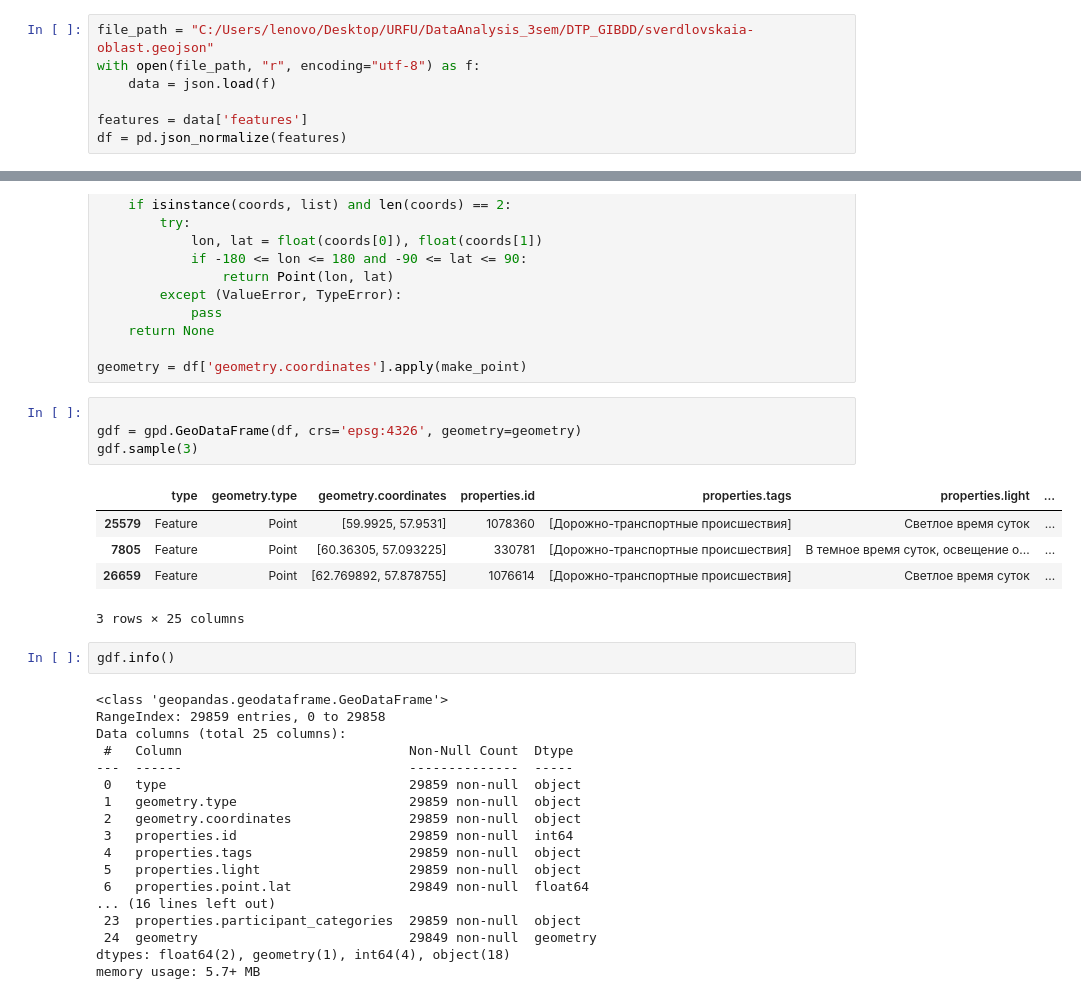
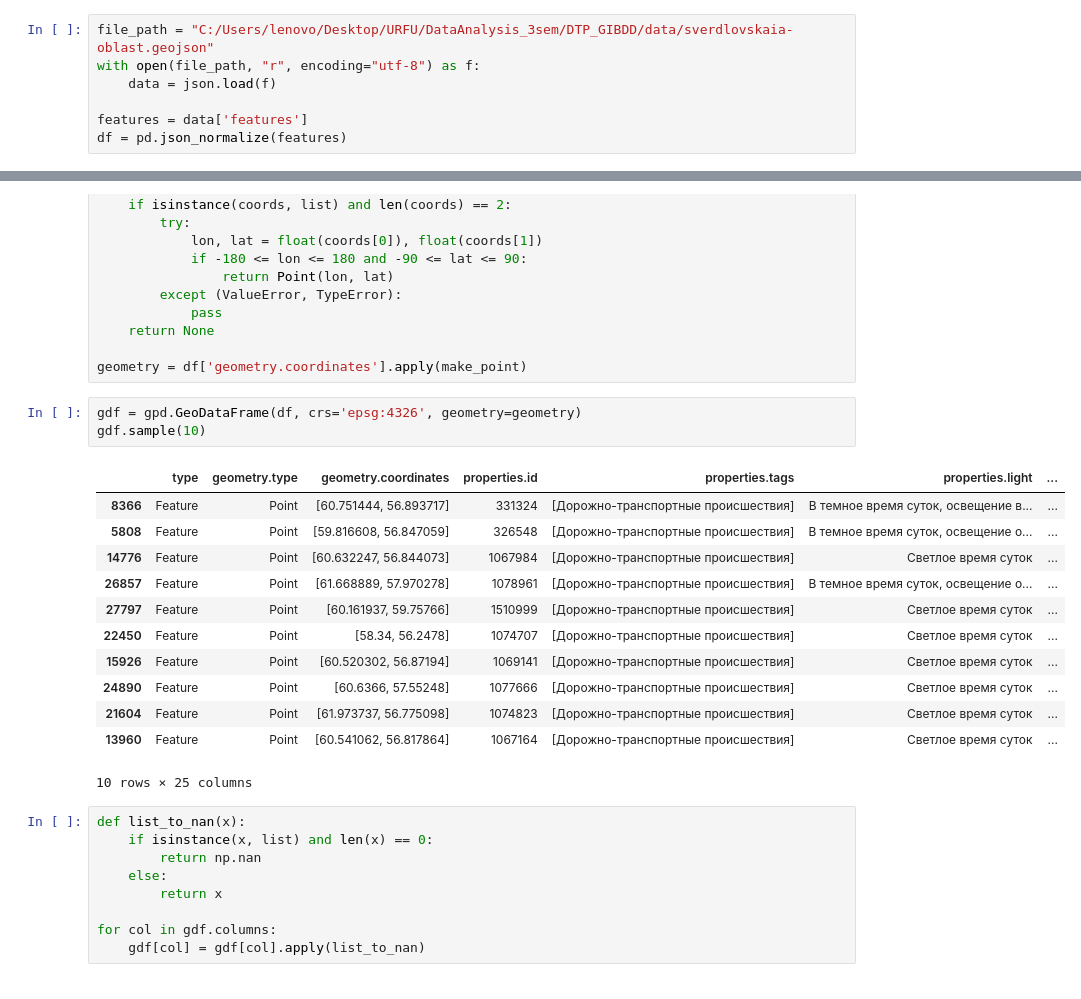
Before and after one commit to StepaOpa/dtp-ml-project, a Jupyter notebook: notebooks/main.ipynb, the cells around one changed output, grey strips where cells are left out. Saved outputs shown, nothing was run; the diff lists cells and outputs as text.

```diff
--- a/notebooks/main.ipynb
+++ b/notebooks/main.ipynb
@@ -6,5 +7,5 @@ from shapely.geometry import Point
 # %%
-file_path = "C:/Users/lenovo/Desktop/URFU/DataAnalysis_3sem/DTP_GIBDD/sverdlovskaia-oblast.geojson"
+file_path = "C:/Users/lenovo/Desktop/URFU/DataAnalysis_3sem/DTP_GIBDD/data/sverdlovskaia-oblast.geojson"
 with open(file_path, "r", encoding="utf-8") as f:
     data = json.load(f)
 
@@ -27,32 +28,27 @@ def make_point(coords):
 
 geometry = df['geometry.coordinates'].apply(make_point)
 # %%
-
 gdf = gpd.GeoDataFrame(df, crs='epsg:4326', geometry=geometry)
-gdf.sample(3)
+gdf.sample(10)
 # %% [output]
 |  | type | geometry.type | geometry.coordinates | properties.id | properties.tags | properties.light | ... |
-| 25579 | Feature | Point | [59.9925, 57.9531] | 1078360 | [Дорожно-транспортные происшествия] | Светлое время суток | ... |
-| 7805 | Feature | Point | [60.36305, 57.093225] | 330781 | [Дорожно-транспортные происшествия] | В темное время суток, освещение о... | ... |
-| 26659 | Feature | Point | [62.769892, 57.878755] | 1076614 | [Дорожно-транспортные происшествия] | Светлое время суток | ... |
+| 8366 | Feature | Point | [60.751444, 56.893717] | 331324 | [Дорожно-транспортные происшествия] | В темное время суток, освещение в... | ... |
+| 5808 | Feature | Point | [59.816608, 56.847059] | 326548 | [Дорожно-транспортные происшествия] | В темное время суток, освещение о... | ... |
+| 14776 | Feature | Point | [60.632247, 56.844073] | 1067984 | [Дорожно-транспортные происшествия] | Светлое время суток | ... |
+| 26857 | Feature | Point | [61.668889, 57.970278] | 1078961 | [Дорожно-транспортные происшествия] | В темное время суток, освещение о... | ... |
+| 27797 | Feature | Point | [60.161937, 59.75766] | 1510999 | [Дорожно-транспортные происшествия] | Светлое время суток | ... |
+| 22450 | Feature | Point | [58.34, 56.2478] | 1074707 | [Дорожно-транспортные происшествия] | Светлое время суток | ... |
+| 15926 | Feature | Point | [60.520302, 56.87194] | 1069141 | [Дорожно-транспортные происшествия] | Светлое время суток | ... |
+| 24890 | Feature | Point | [60.6366, 57.55248] | 1077666 | [Дорожно-транспортные происшествия] | Светлое время суток | ... |
+| 21604 | Feature | Point | [61.973737, 56.775098] | 1074823 | [Дорожно-транспортные происшествия] | Светлое время суток | ... |
+| 13960 | Feature | Point | [60.541062, 56.817864] | 1067164 | [Дорожно-транспортные происшествия] | Светлое время суток | ... |
-3 rows × 25 columns
+10 rows × 25 columns
 # %%
-gdf.info()
+def list_to_nan(x):
+    if isinstance(x, list) and len(x) == 0:
+        return np.nan
+    else:
+        return x
+
+for col in gdf.columns:
+    gdf[col] = gdf[col].apply(list_to_nan)
-# %% [output]
-<class 'geopandas.geodataframe.GeoDataFrame'>
-RangeIndex: 29859 entries, 0 to 29858
-Data columns (total 25 columns):
- #   Column                             Non-Null Count  Dtype
----  ------                             --------------  -----
- 0   type                               29859 non-null  object
- 1   geometry.type                      29859 non-null  object
- 2   geometry.coordinates               29859 non-null  object
- 3   properties.id                      29859 non-null  int64
- 4   properties.tags                    29859 non-null  object
- 5   properties.light                   29859 non-null  object
- 6   properties.point.lat               29849 non-null  float64
-... (16 lines left out)
- 23  properties.participant_categories  29859 non-null  object
- 24  geometry                           29849 non-null  geometry
-dtypes: float64(2), geometry(1), int64(4), object(18)
-memory usage: 5.7+ MB
```
Also changed, not shown: parts of 4 cells of this notebook.
